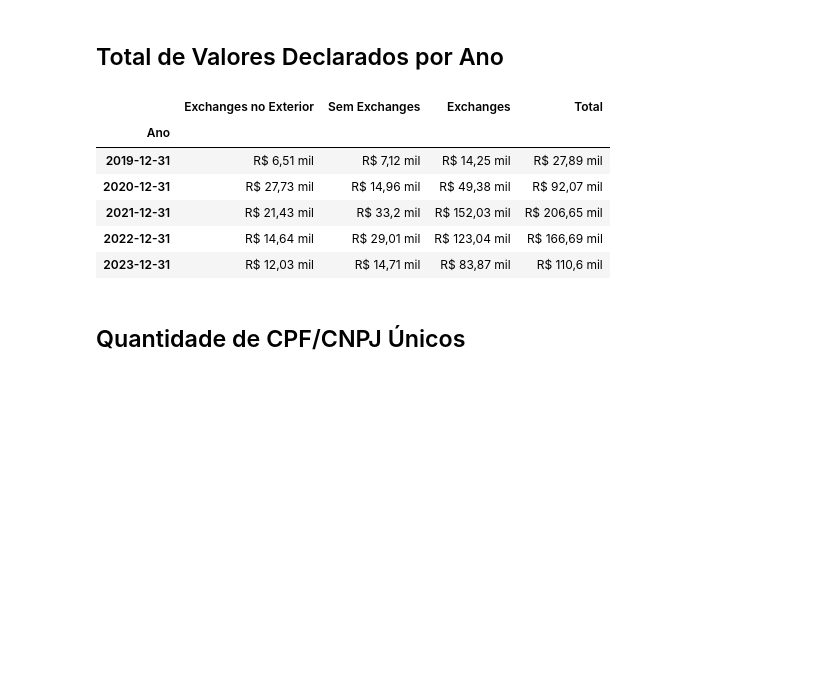
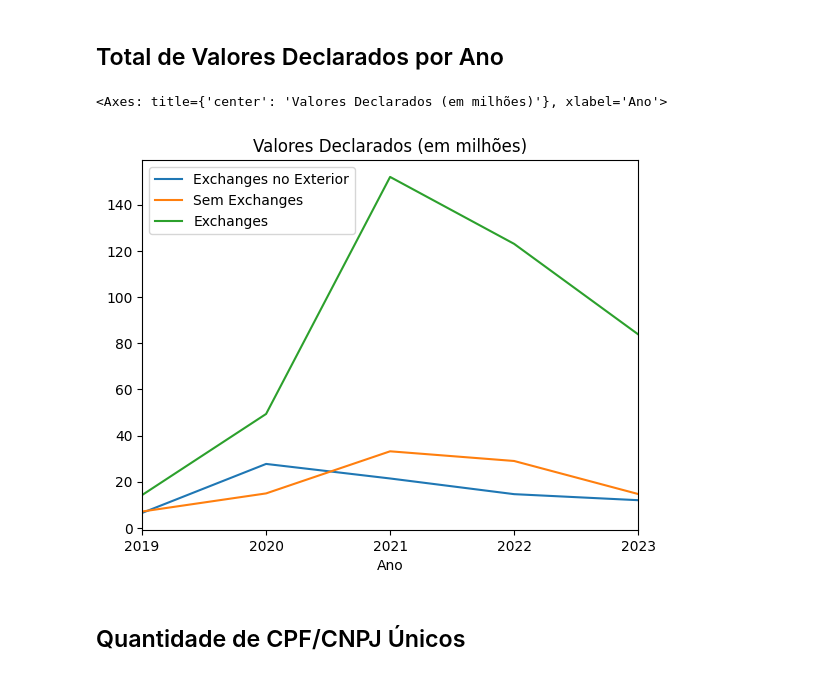
Before and after one commit to thamiresfalbo/tcc-estacio, a Jupyter notebook: notebook/main.ipynb, the cells around one changed output. Saved outputs shown, nothing was run; the diff lists cells and outputs as text; code cells hidden in the pictures; blank space fills up the shorter version.

```diff
--- a/notebook/main.ipynb
+++ b/notebook/main.ipynb
@@ -51,39 +51,31 @@ with pd.ExcelFile(excelsheet) as xls:
 
 # Utilitários
 def format_cols(data):
+    l = lambda x: format_compact_currency(x, currency="BRL", locale="pt_BR", fraction_digits=2)
+    z = lambda x: x/1000
     for i in data.columns:
         if data[i].dtype == np.float64:
-            data[i] = data[i].apply(
-                lambda x: format_compact_currency(
-                    x, currency="BRL", locale="pt_BR", fraction_digits=2
-                )
-            )
+            data[i] = data[i].apply(z)
 # %% [markdown]
 ## Total de Valores Declarados por Ano
 # %%
 # Renderiza Relatório1
 df1 = df1.rename(
     columns={
         "Unnamed: 0": "Ano",
         "Subtotal": "Exchanges no Exterior",
         "Subtotal.1": "Sem Exchanges",
         "Somente PJ": "Exchanges",
         "Unnamed: 8": "Total",
     }
 )
 
 df1_new = df1.groupby(pd.Grouper(key=df1.columns[0], freq="Y")).sum()
 format_cols(df1_new)
-#TODO usar um heightmap
-df1_new
+df1_new.plot(kind='line',y=df1_new.columns[0:3],title="Valores Declarados (em milhões)")
 # %% [output]
-|  | Exchanges no Exterior | Sem Exchanges | Exchanges | Total |
-| Ano |  |  |  |  |
-| 2019-12-31 | R$ 6,51 mil | R$ 7,12 mil | R$ 14,25 mil | R$ 27,89 mil |
-| 2020-12-31 | R$ 27,73 mil | R$ 14,96 mil | R$ 49,38 mil | R$ 92,07 mil |
-| 2021-12-31 | R$ 21,43 mil | R$ 33,2 mil | R$ 152,03 mil | R$ 206,65 mil |
-| 2022-12-31 | R$ 14,64 mil | R$ 29,01 mil | R$ 123,04 mil | R$ 166,69 mil |
-| 2023-12-31 | R$ 12,03 mil | R$ 14,71 mil | R$ 83,87 mil | R$ 110,6 mil |
+<Axes: title={'center': 'Valores Declarados (em milhões)'}, xlabel='Ano'>
+[figure, added]
 # %% [markdown]
 ## Quantidade de CPF/CNPJ Únicos
 # %%
```
Also changed, not shown: parts of 4 cells of this notebook, 1 other file.
